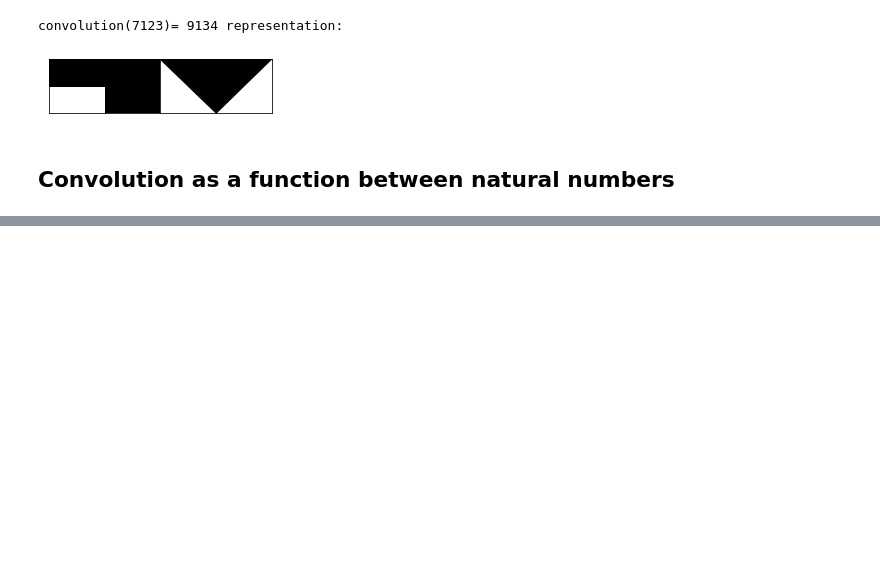
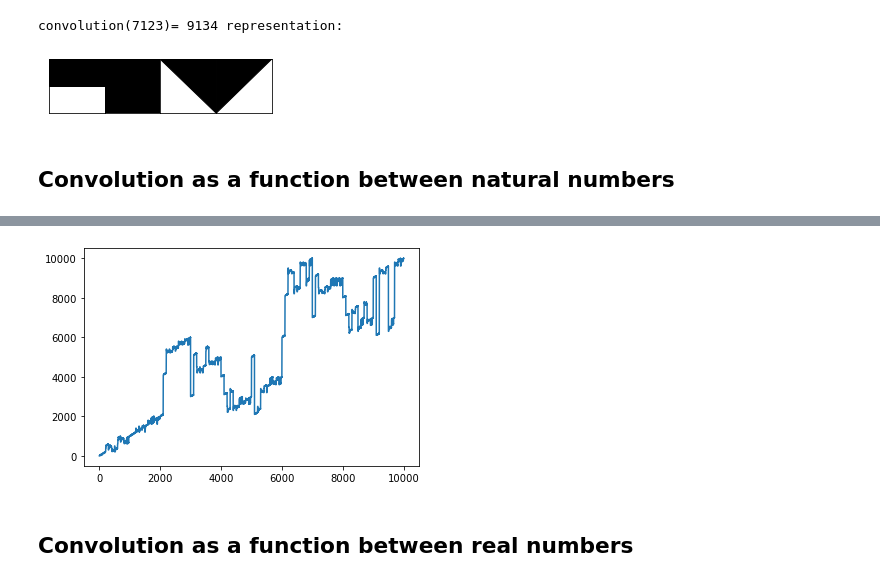
Before and after one commit to felipessalvatore/it, a Jupyter notebook: notebooks/tiles_murals_numbers.ipynb, the cells around one changed output, grey strips where cells are left out. Cells and saved outputs as stored; diff of their text form; code cells hidden in the pictures; blank space fills up the shorter version.

```diff
--- a/notebooks/tiles_murals_numbers.ipynb
+++ b/notebooks/tiles_murals_numbers.ipynb
@@ -249,0 +205,8 @@ plt.plot(x,y);
+# %%
+x = np.array(range(1, 10000+1))
+y = f_0_v(x)
+plt.plot(x,y);
+# %% [output]
+[figure, added]
+# %% [markdown]
+## Convolution as a function between real numbers
```
Also changed, not shown: parts of 15 cells of this notebook.
